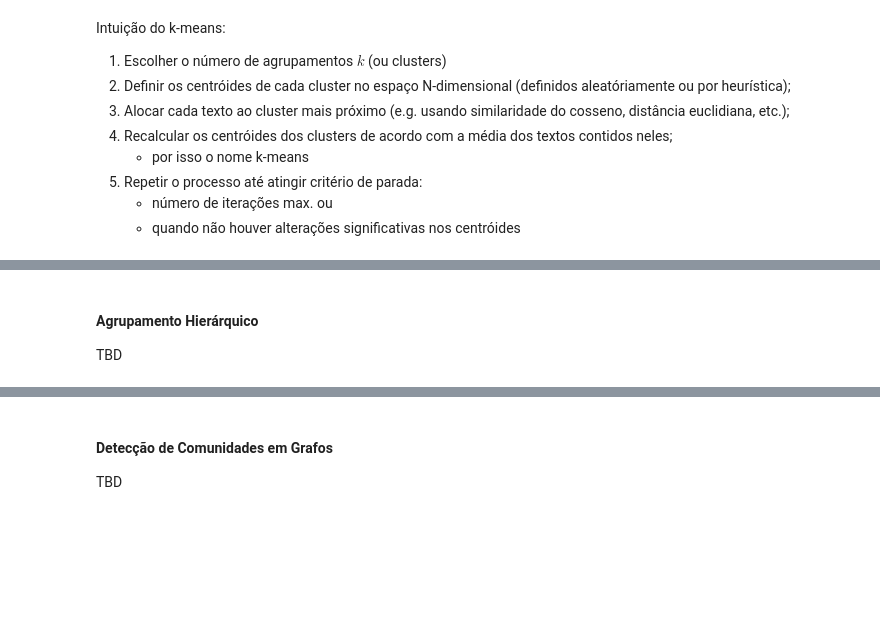
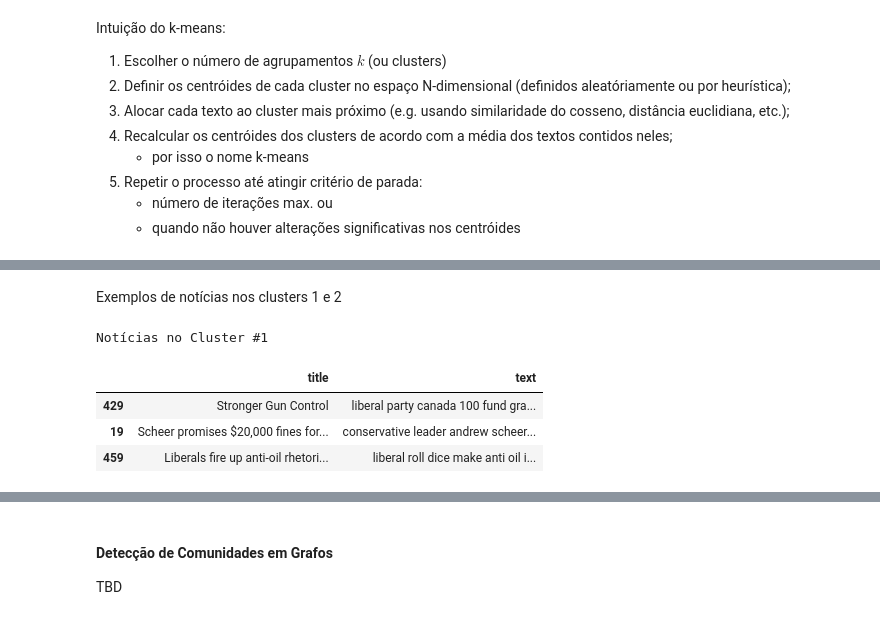
Before and after one commit to webmedia2022-nlp/course-code, a Jupyter notebook: NLP_WebMedia2022.ipynb, the cells around one changed output, grey strips where cells are left out. Drawn from its saved outputs; the diff is of its cells as text; code cells hidden in the pictures; blank space fills up the shorter version.

```diff
--- a/NLP_WebMedia2022.ipynb
+++ b/NLP_WebMedia2022.ipynb
@@ -1277,3 +1332,0 @@ Clustering().kmeans_pca_plot(tfidf_data, clusters)
-# %% [markdown]
-#### Agrupamento Hierárquico
-TBD
@@ -1281,0 +1333,11 @@ TBD
+# %% [markdown]
+Exemplos de notícias nos clusters 1 e 2
+# %%
+print('Notícias no Cluster #1')
+df_news[df_news['cluster'] == 1].sample(3)[['title', 'text']]
+# %% [output]
+Notícias no Cluster #1
+|  | title | text |
+| 429 | Stronger Gun Control | liberal party canada 100 fund gra... |
+| 19 | Scheer promises $20,000 fines for... | conservative leader andrew scheer... |
+| 459 | Liberals fire up anti-oil rhetori... | liberal roll dice make anti oil i... |
```
Also changed, not shown: parts of 25 cells of this notebook, 6 other files.
